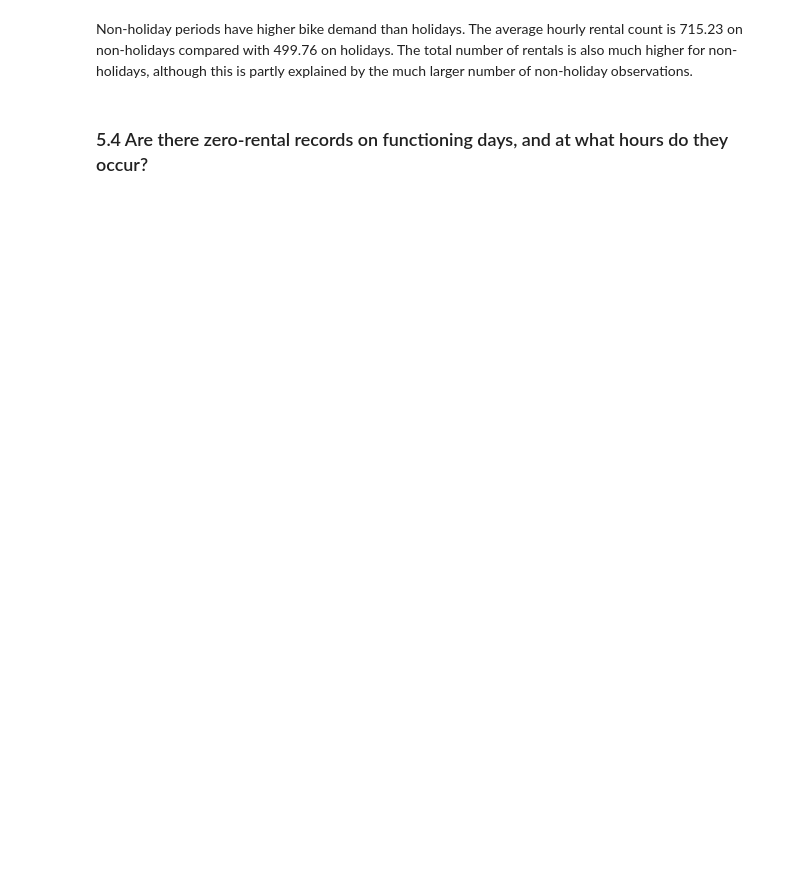
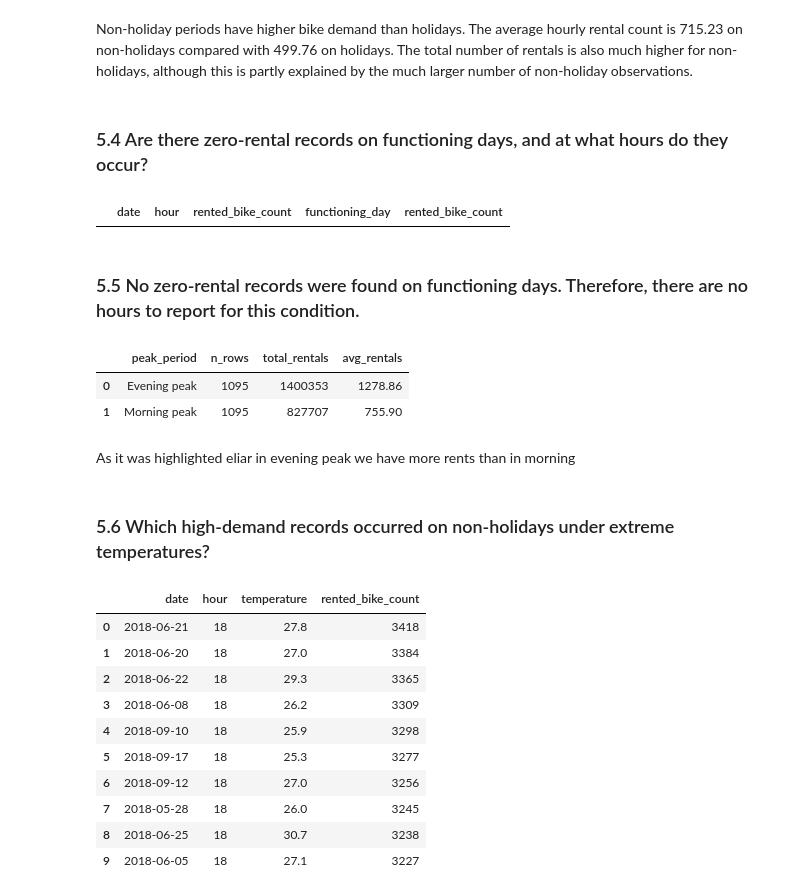
Before and after one commit to BorysZhyhalo/goit-rdb-hw-03, a Jupyter notebook: hw_3_data__loading_sql_dql.ipynb, the cells around one changed output. Saved outputs shown, nothing was run; the diff lists cells and outputs as text; code cells hidden in the pictures; blank space fills up the shorter version.

```diff
--- a/hw_3_data__loading_sql_dql.ipynb
+++ b/hw_3_data__loading_sql_dql.ipynb
@@ -554,0 +650,70 @@ pd.read_sql("""
+# %%
+pd.read_sql("""
+  SELECT
+    date,
+    hour,
+    rented_bike_count,
+    functioning_day,
+    rented_bike_count
+  FROM
+    hw3_bike_clean
+  WHERE
+      functioning_day = True AND rented_bike_count = 0
+
+""", engine)
+# %% [output]
+|  | date | hour | rented_bike_count | functioning_day | rented_bike_count |
+# %% [markdown]
+### 5.5 No zero-rental records were found on functioning days. Therefore, there are no hours to report for this condition.
+# %%
+pd.read_sql("""
+    SELECT
+        CASE
+            WHEN hour BETWEEN 7 AND 9 THEN 'Morning peak'
+            WHEN hour BETWEEN 17 AND 19 THEN 'Evening peak'
+        END AS peak_period,
+        COUNT(*) AS n_rows,
+        SUM(rented_bike_count) AS total_rentals,
+        ROUND(AVG(rented_bike_count), 2) AS avg_rentals
+    FROM hw3_bike_clean
+    WHERE hour BETWEEN 7 AND 9
+       OR hour BETWEEN 17 AND 19
+    GROUP BY peak_period
+    ORDER BY avg_rentals DESC;
+""", engine)
+# %% [output]
+|  | peak_period | n_rows | total_rentals | avg_rentals |
+| 0 | Evening peak | 1095 | 1400353 | 1278.86 |
+| 1 | Morning peak | 1095 | 827707 | 755.90 |
+# %% [markdown]
+As it was highlighted eliar in evening peak we have more rents than in morning
+# %% [markdown]
+### 5.6 Which high-demand records occurred on non-holidays under extreme temperatures?
+# %%
+pd.read_sql("""
+    SELECT
+        date,
+        hour,
+        temperature,
+        rented_bike_count
+    FROM hw3_bike_clean
+    WHERE NOT holiday
+      AND (
+            temperature < 0
+            OR temperature > 25
+          )
+    ORDER BY rented_bike_count DESC
+    LIMIT 10;
+""", engine)
+# %% [output]
+|  | date | hour | temperature | rented_bike_count |
+| 0 | 2018-06-21 | 18 | 27.8 | 3418 |
+| 1 | 2018-06-20 | 18 | 27.0 | 3384 |
+| 2 | 2018-06-22 | 18 | 29.3 | 3365 |
+| 3 | 2018-06-08 | 18 | 26.2 | 3309 |
+| 4 | 2018-09-10 | 18 | 25.9 | 3298 |
+| 5 | 2018-09-17 | 18 | 25.3 | 3277 |
+| 6 | 2018-09-12 | 18 | 27.0 | 3256 |
+| 7 | 2018-05-28 | 18 | 26.0 | 3245 |
+| 8 | 2018-06-25 | 18 | 30.7 | 3238 |
+| 9 | 2018-06-05 | 18 | 27.1 | 3227 |
```
Also changed, not shown: parts of 38 cells of this notebook.
